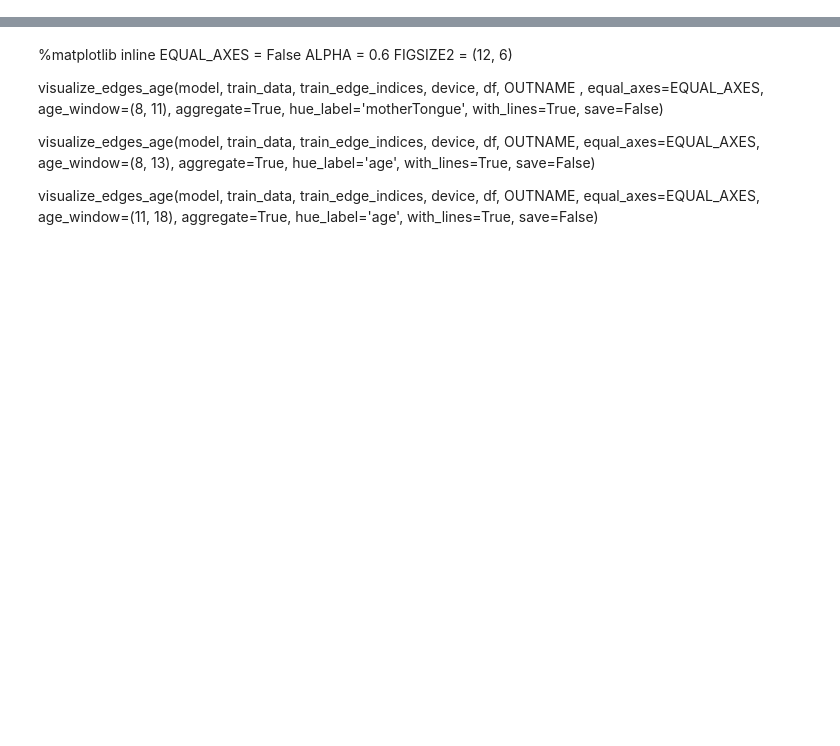
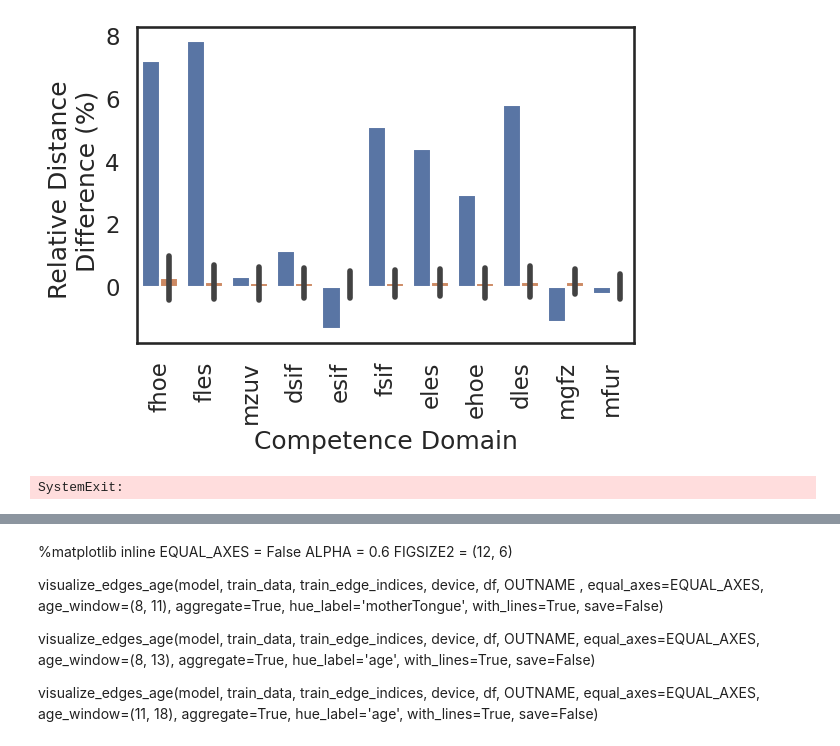
Before and after one commit to lisiq/Modelling-Students-Learning, a Jupyter notebook: Plot_results.ipynb, the cells around one changed output, grey strips where cells are left out. Cells and saved outputs as stored; diff of their text form; code cells hidden in the pictures; blank space fills up the shorter version.

Commit message:
fiexed plots

```diff
--- a/Plot_results.ipynb
+++ b/Plot_results.ipynb
@@ -1,5 +1,5 @@
 # %%
-DATASET = 'full'
+DATASET = 'matrix'
 OUTNAME = 'SAGE'
 # %%
 import sys
@@ -24,7 +24,7 @@ sns.set_theme(context='talk', style='white')
 
 FILENAME = f'{OUTNAME}_{DATASET}'
 EQUAL_AXES=False
-MINSAMPLES = 10
+MINSAMPLES = 10 if DATASET in ['matrix', 'topic'] else 100
 RELOAD = False
 NPERMS = 100
 # %%
@@ -139,12 +139,16 @@ myresults.output_stats()
 # %%
 scores_dict = {'CH': [], 'SH': [], 'DB':[]}
 distances_dict = {'within': [], 'between': []}
-
+mean_distance_list = []
+#NPERMS = 10
+# perm == 0 is unshuffled
 for perm in range(NPERMS):
-    scores, within_domain, between_domain, mean_distances = evaluate_items(model, train_data, df_item, device,
+    print(perm)
+    scores, within_domain, between_domain, mean_distances, unique_scales, within_between_scales = evaluate_items(model, train_data, df_item, device,
                                                                            shuffle=perm>0,
                                                                            seed=0,
                                                                            minsamples=MINSAMPLES)
     [ scores_dict[key].append(scores[key]) for key in scores_dict]
     distances_dict['within'].append(within_domain)
     distances_dict['between'].append(between_domain)
+    mean_distance_list.append(within_between_scales)
@@ -165,0 +182,19 @@ plt.savefig(f'./vis/{FILENAME}_bw.png', dpi=DPI)
+# %%
+distances_df = pd.DataFrame(np.concatenate(mean_distance_list), columns=unique_scales)
+distances_df['perm'] = distances_df.index // len(unique_scales)
+distances_df['random'] = 'Observed data'
+distances_df.loc[ distances_df['perm'] > 0, 'random'] = 'Shuffled data'
+distances_df['within_between'] = 'between'
+distances_df.loc[ distances_df.index % len(unique_scales) == 0, 'within_between'] = 'within'
+
+distances_df = distances_df.groupby(['perm','within_between','random'])[unique_scales].mean().reset_index()
+distances_df = pd.melt(distances_df, id_vars=['perm','within_between','random'], value_name='distance', var_name='scale')
+
+# between - within distance should be positive
+distances_df['diff'] = distances_df['distance']
+aux = distances_df.query('`within_between` == "between"').copy().reset_index()
+within = distances_df.query('`within_between` == "within"').reset_index()['distance']
+aux['diff'] = (aux['diff'] - within)/within*100
+print(aux)
+
+distances_df = aux.drop(columns='within_between')
@@ -166,3 +229,13 @@ plt.savefig(f'./vis/{FILENAME}_bw.png', dpi=DPI)
+# %%
+fig = plt.figure()
+axes = sns.barplot(data=distances_df, x='scale', y='diff', hue='random', errorbar='sd')
+axes.legend_.remove()
+axes.tick_params(axis='x', rotation=90)
+axes.set(xlabel='Competence Domain', ylabel='Relative Distance \n Difference (%)')
+fig.tight_layout()
+plt.savefig(f'./vis/{FILENAME}_relative_bw.png', dpi=DPI)
+# %% [output]
+[figure, added]
 # %%
 #fig, axes = plt.subplots(1, 2, figsize=(16, 6))
 from matplotlib.category import UnitData
@@ -196,5 +269,7 @@ plot_clustering('scalexdifficulty', 'topic', model, val_data, df_item, device, F
 plot_clustering('scalexdifficulty', 'matrix', model, val_data, df_item, device, FILENAME, minsamples=MINSAMPLES, nperms=NPERMS)
 if DATASET in ['matrix', 'topic']:
     sys.exit()
+# %% [output]
+SystemExit:
 # %%
 visualize_items(model, train_data, device, df_item, FILENAME, equal_axes=EQUAL_AXES)
```
Also changed, not shown: parts of 15 cells of this notebook, 3 other files.
